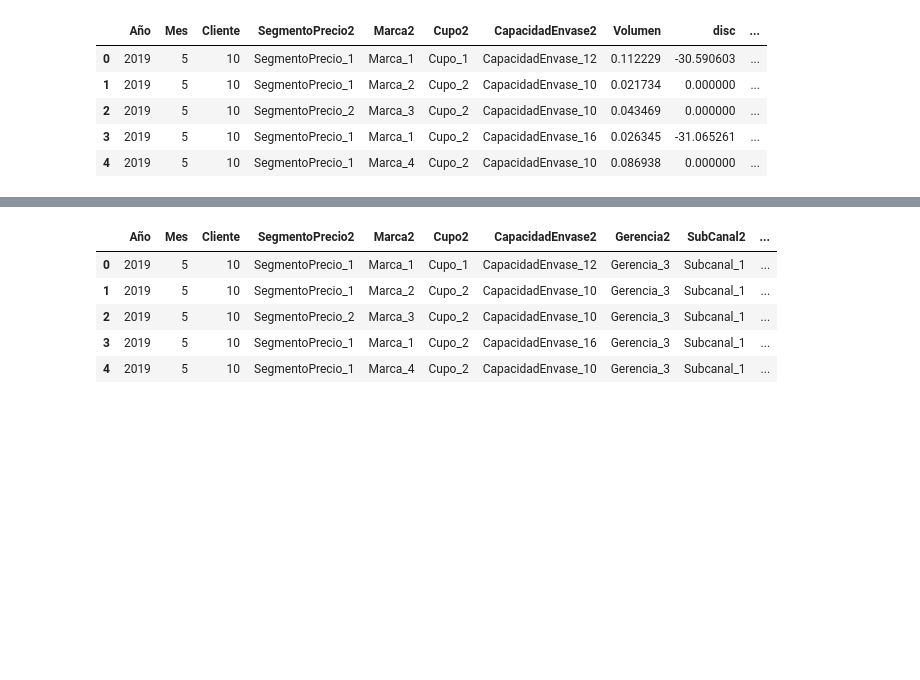
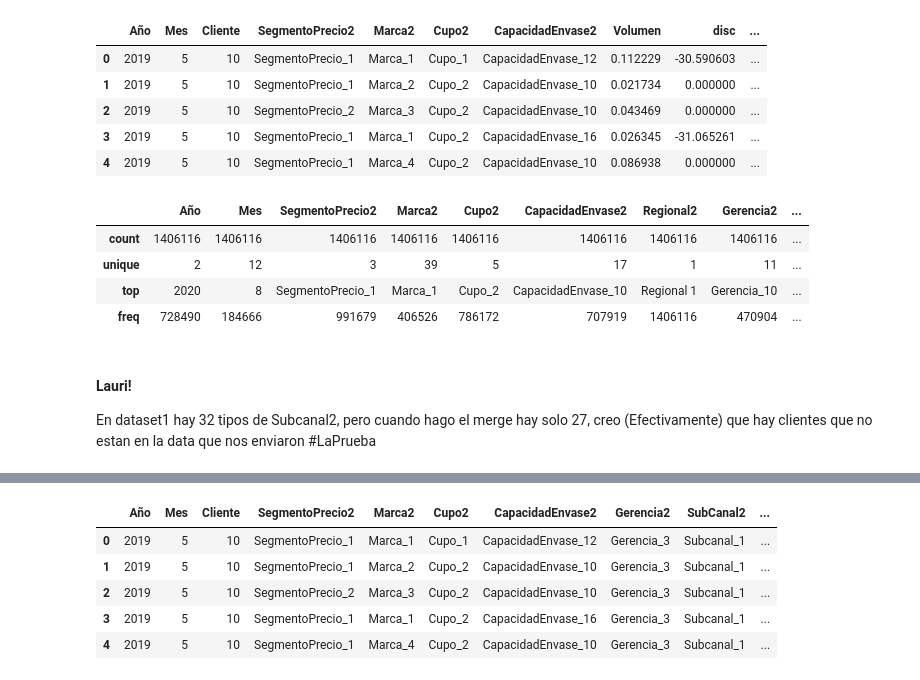
Before and after one commit to LauraTrujilloT/Datacup2020_TheCurlyPals_COL, a Jupyter notebook: notebooks/Oscar.ipynb, the cells around one changed output, grey strips where cells are left out. Drawn from its saved outputs; the diff is of its cells as text; code cells hidden in the pictures; blank space fills up the shorter version.

```diff
--- a/notebooks/Oscar.ipynb
+++ b/notebooks/Oscar.ipynb
@@ -70,3 +71,15 @@ data.head()
 | 2 | 2019 | 5 | 10 | SegmentoPrecio_2 | Marca_3 | Cupo_2 | CapacidadEnvase_10 | 0.043469 | 0.000000 | ... |
 | 3 | 2019 | 5 | 10 | SegmentoPrecio_1 | Marca_1 | Cupo_2 | CapacidadEnvase_16 | 0.026345 | -31.065261 | ... |
 | 4 | 2019 | 5 | 10 | SegmentoPrecio_1 | Marca_4 | Cupo_2 | CapacidadEnvase_10 | 0.086938 | 0.000000 | ... |
+# %%
+data.describe(exclude=['int64', 'float64'])
+# %% [output]
+|  | Año | Mes | SegmentoPrecio2 | Marca2 | Cupo2 | CapacidadEnvase2 | Regional2 | Gerencia2 | ... |
+| count | 1406116 | 1406116 | 1406116 | 1406116 | 1406116 | 1406116 | 1406116 | 1406116 | ... |
+| unique | 2 | 12 | 3 | 39 | 5 | 17 | 1 | 11 | ... |
+| top | 2020 | 8 | SegmentoPrecio_1 | Marca_1 | Cupo_2 | CapacidadEnvase_10 | Regional 1 | Gerencia_10 | ... |
+| freq | 728490 | 184666 | 991679 | 406526 | 786172 | 707919 | 1406116 | 470904 | ... |
+# %% [markdown]
+#### Lauri!
+En dataset1 hay 32 tipos de Subcanal2, pero cuando hago el merge hay solo 27,
+creo (Efectivamente) que hay clientes que no estan en la data que nos enviaron #LaPrueba
```
Also changed, not shown: parts of 26 cells of this notebook.
